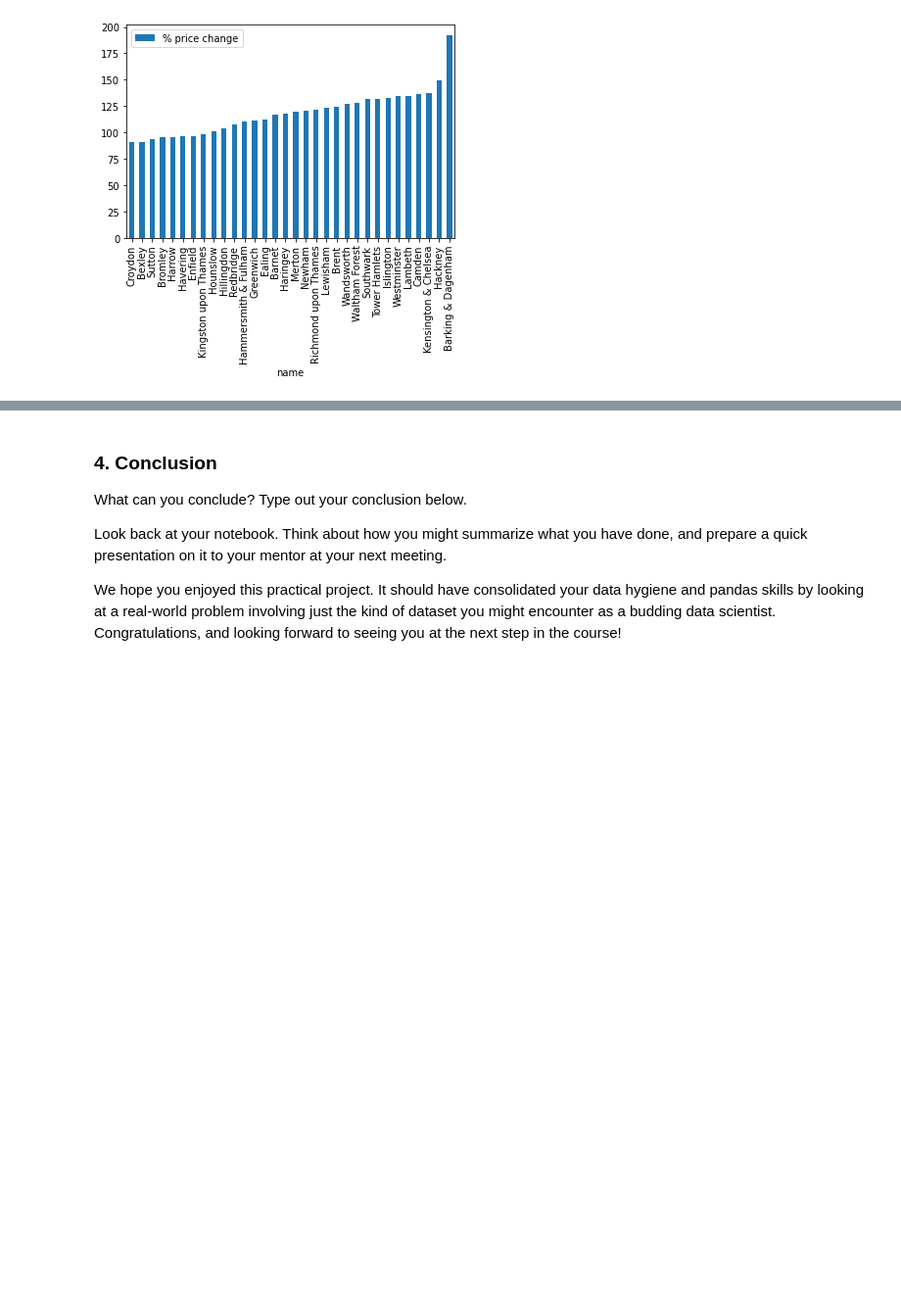
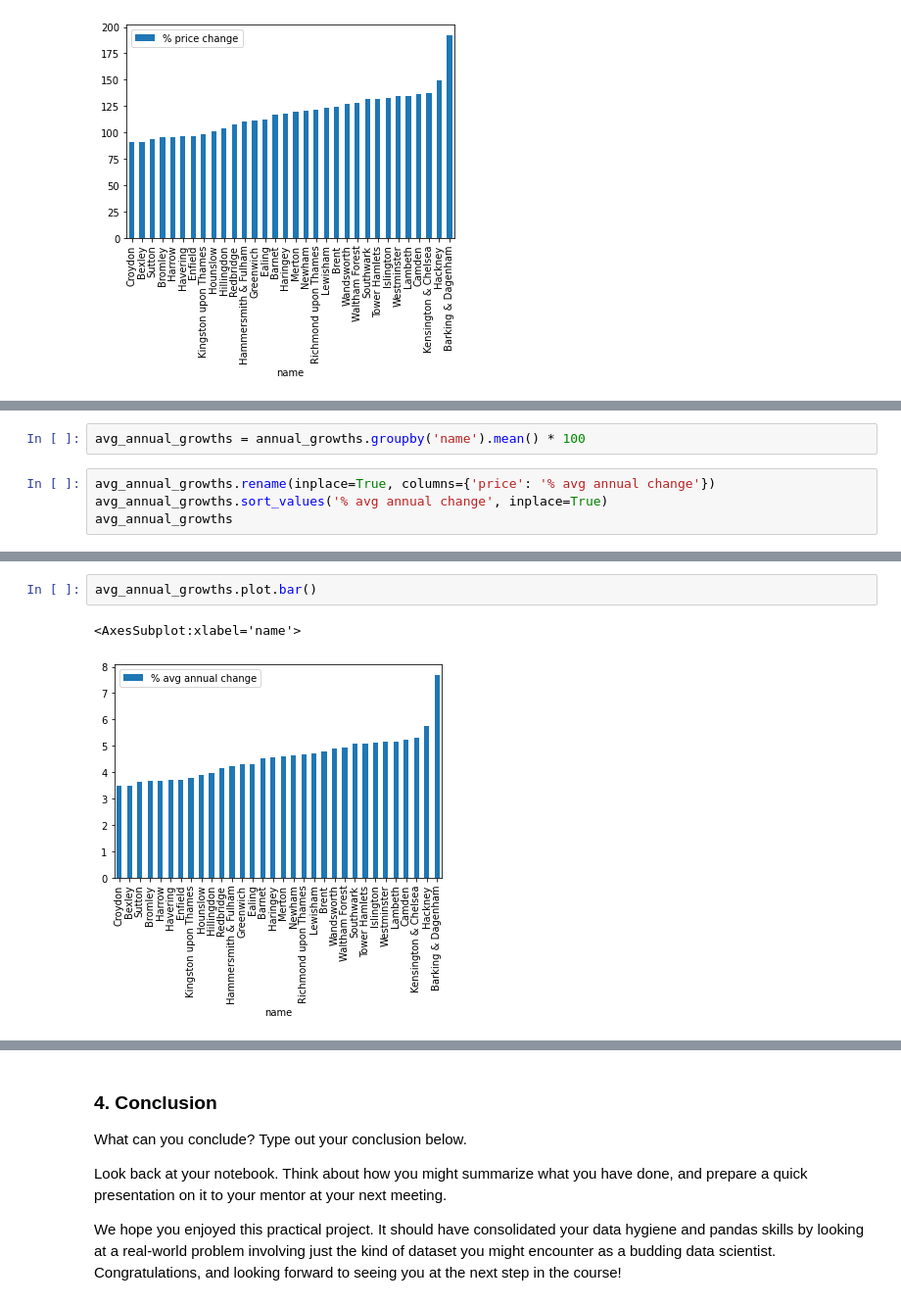
Before and after one commit to sbBEM/SpringBoard, a Jupyter notebook: unit4/Unit 4 Challenge - Tier 3.ipynb, the cells around one changed output, grey strips where cells are left out. Shown at 98% size. Drawn from its saved outputs; the diff is of its cells as text; blank space fills up the shorter version.

Commit message:
Added more graphs

```diff
--- a/unit4/Unit 4 Challenge - Tier 3.ipynb
+++ b/unit4/Unit 4 Challenge - Tier 3.ipynb
@@ -520,0 +523,6 @@ total_growths.plot.bar()
+# %%
+avg_annual_growths = annual_growths.groupby('name').mean() * 100
+# %%
+avg_annual_growths.rename(inplace=True, columns={'price': '% avg annual change'})
+avg_annual_growths.sort_values('% avg annual change', inplace=True)
+avg_annual_growths
@@ -520,0 +548,5 @@ total_growths.plot.bar()
+# %%
+avg_annual_growths.plot.bar()
+# %% [output]
+<AxesSubplot:xlabel='name'>
+[figure, added]
```
Also changed, not shown: parts of 21 cells of this notebook, 1 other file.
